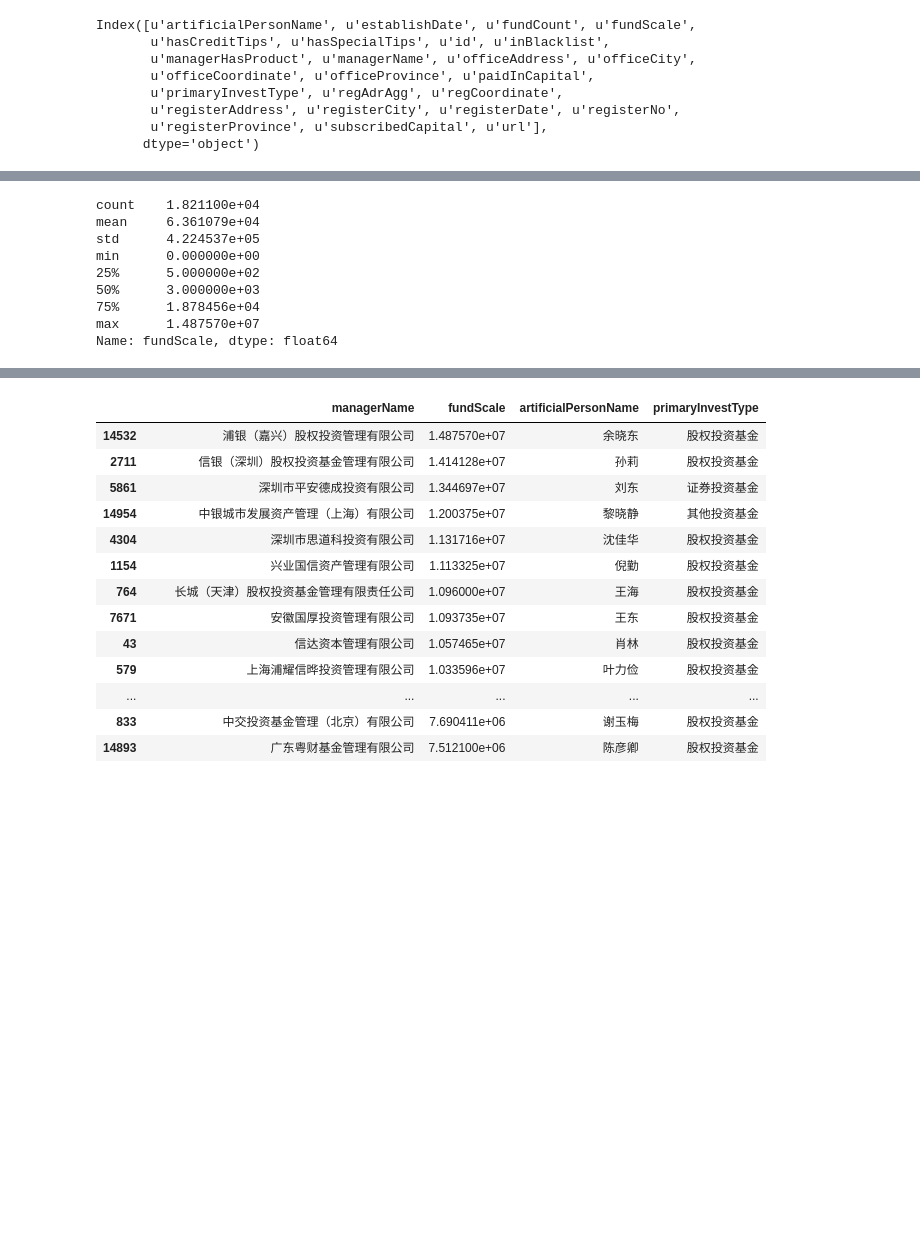
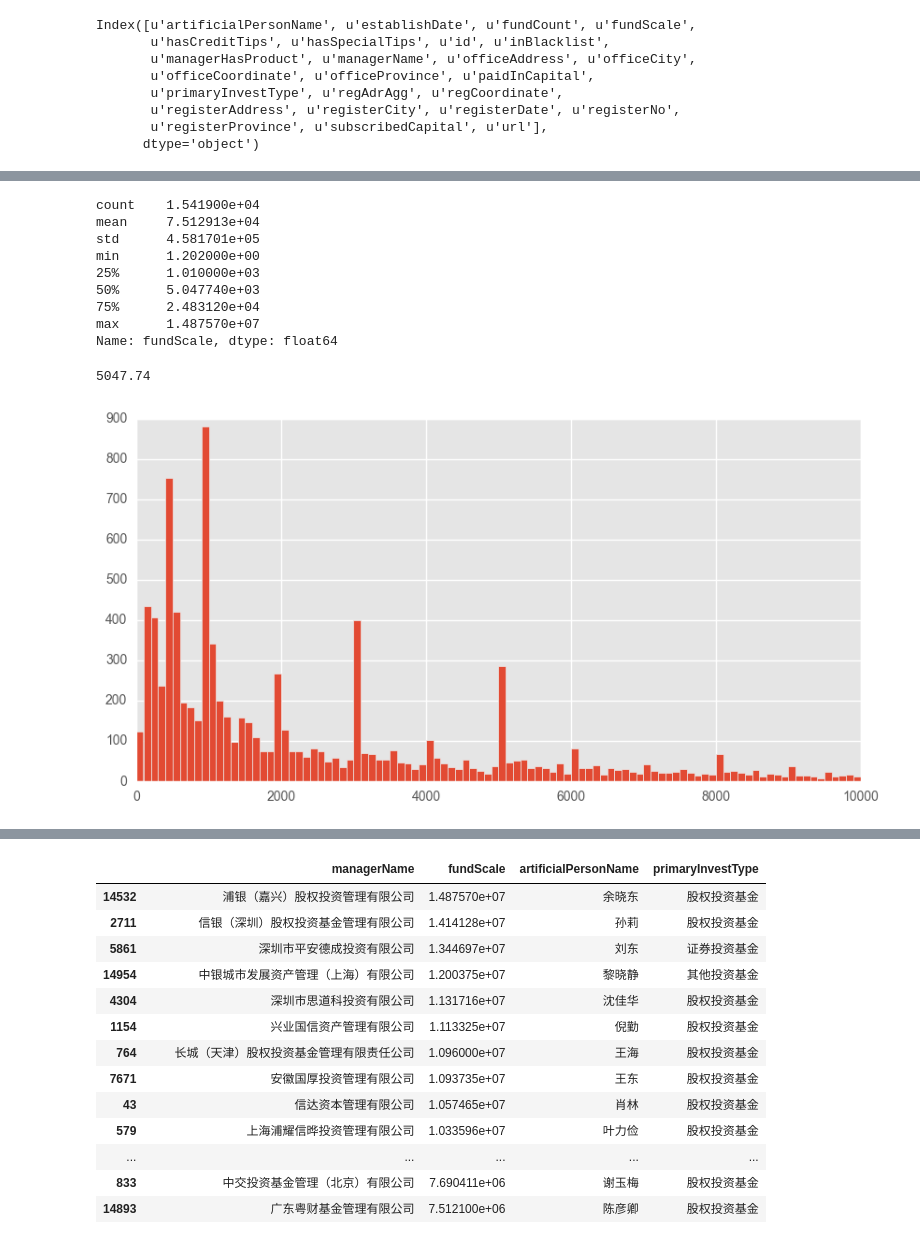
Before and after one commit to stardust-hu/crawl-fund-data, a Jupyter notebook: ana.ipynb, the cells around one changed output, grey strips where cells are left out. Saved outputs shown, nothing was run; the diff lists cells and outputs as text; code cells hidden in the pictures; blank space fills up the shorter version.

```diff
--- a/ana.ipynb
+++ b/ana.ipynb
@@ -3,6 +3,8 @@ import numpy as np
 import pandas as pd
 import matplotlib.pyplot as plt
 import seaborn as sns
+from matplotlib import style
+style.use('ggplot')
 %matplotlib inline
 # %%
 df = pd.read_csv('./organization.csv', encoding='utf8')
@@ -30,14 +44,25 @@ Index([u'artificialPersonName', u'establishDate', u'fundCount', u'fundScale',
 # %%
 fundScale = df[u'fundScale']
+fundScale = fundScale[fundScale!=0]
 # %%
 fundScale.describe()
 # %% [output]
-count    1.821100e+04
-mean     6.361079e+04
-std      4.224537e+05
-min      0.000000e+00
-25%      5.000000e+02
-50%      3.000000e+03
-75%      1.878456e+04
+count    1.541900e+04
+mean     7.512913e+04
+std      4.581701e+05
+min      1.202000e+00
+25%      1.010000e+03
+50%      5.047740e+03
+75%      2.483120e+04
 max      1.487570e+07
 Name: fundScale, dtype: float64
+# %%
+fundScale.median()
+# %% [output]
+5047.74
+# %%
+plt.figure(figsize=(10,5))
+plt.hist(fundScale[fundScale<1e4], bins=100)
+plt.show()
+# %% [output]
+[figure, added]
```
Also changed, not shown: parts of 9 cells of this notebook, 2 other files.
